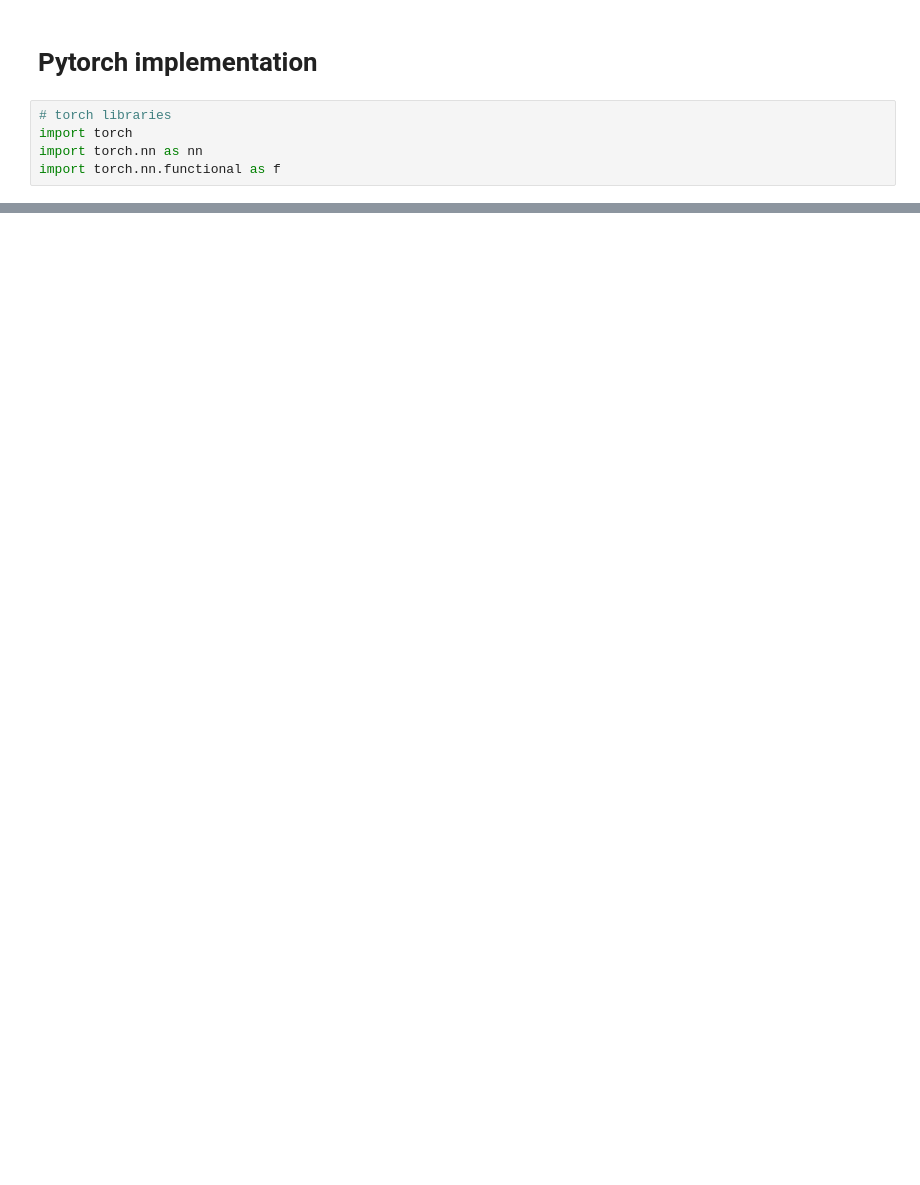
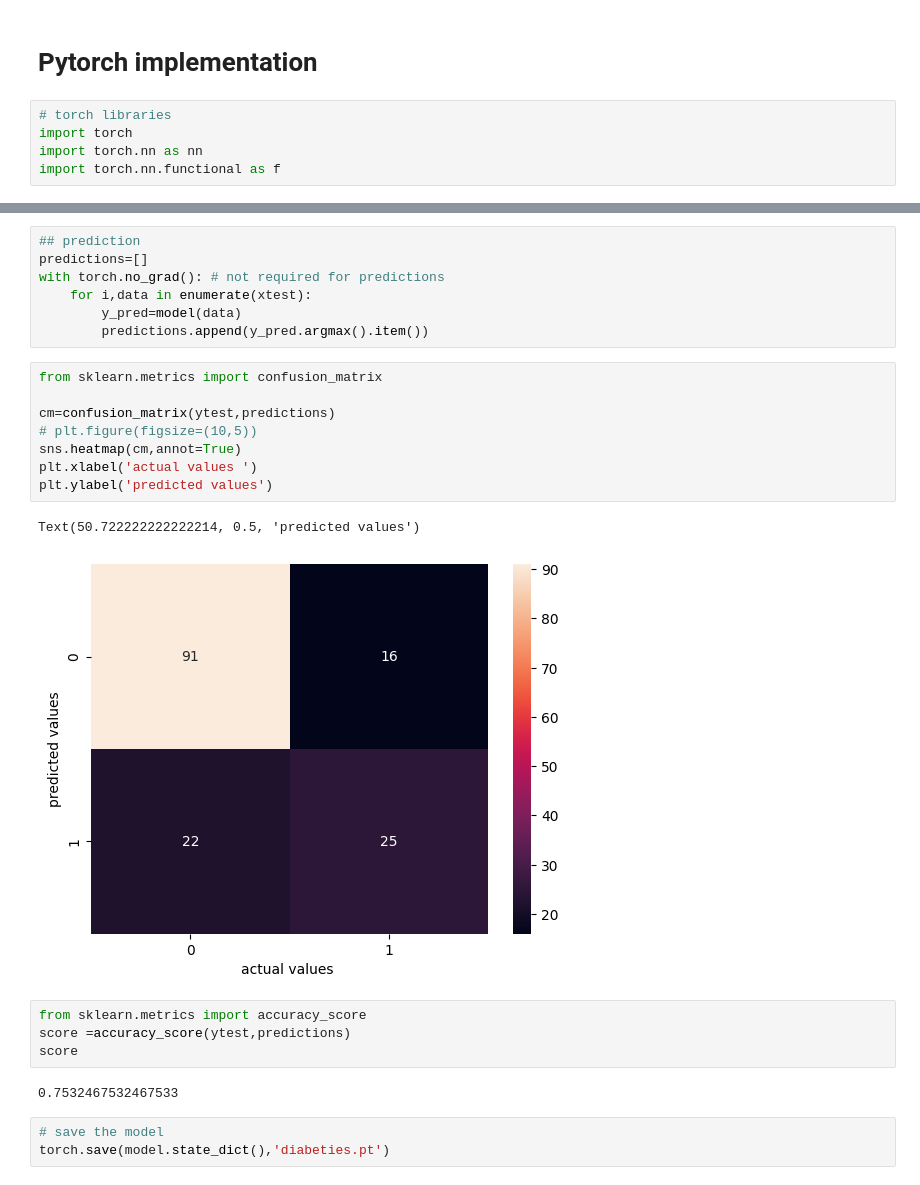
Before and after one commit to Immortal-Pi/Pytorch_learn, a Jupyter notebook: basics/ANN.ipynb, the cells around one changed output, grey strips where cells are left out. Cells and saved outputs as stored; diff of their text form; blank space fills up the shorter version.

```diff
--- a/basics/ANN.ipynb
+++ b/basics/ANN.ipynb
@@ -54,0 +134,27 @@ import torch.nn.functional as f
+# %%
+## prediction
+predictions=[]
+with torch.no_grad(): # not required for predictions
+    for i,data in enumerate(xtest):
+        y_pred=model(data)
+        predictions.append(y_pred.argmax().item())
+# %%
+from sklearn.metrics import confusion_matrix
+
+cm=confusion_matrix(ytest,predictions)
+# plt.figure(figsize=(10,5))
+sns.heatmap(cm,annot=True)
+plt.xlabel('actual values ')
+plt.ylabel('predicted values')
+# %% [output]
+Text(50.722222222222214, 0.5, 'predicted values')
+[figure, added]
+# %%
+from sklearn.metrics import accuracy_score
+score =accuracy_score(ytest,predictions)
+score
+# %% [output]
+0.7532467532467533
+# %%
+# save the model
+torch.save(model.state_dict(),'diabeties.pt')
```
Also changed, not shown: parts of 12 cells of this notebook, 6 other files.
